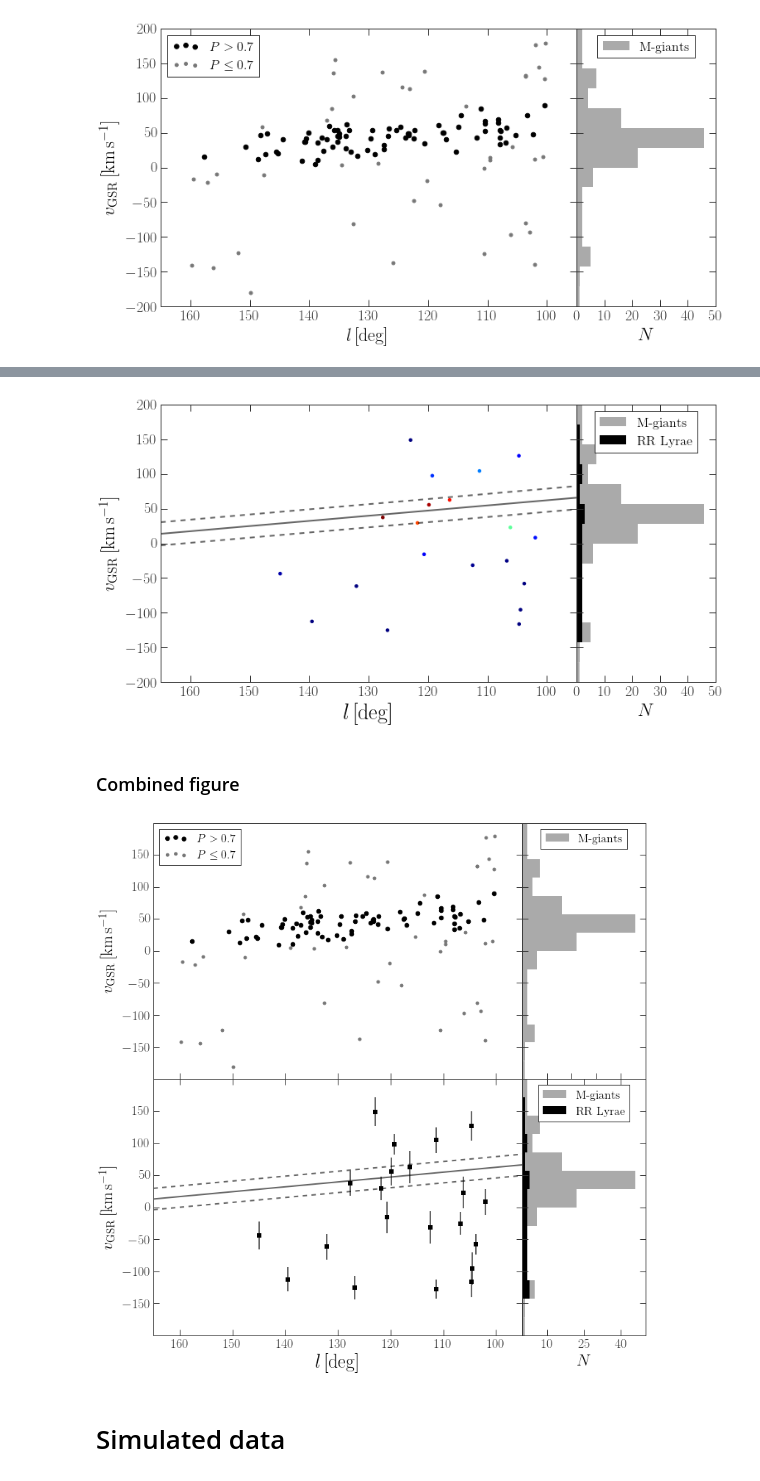
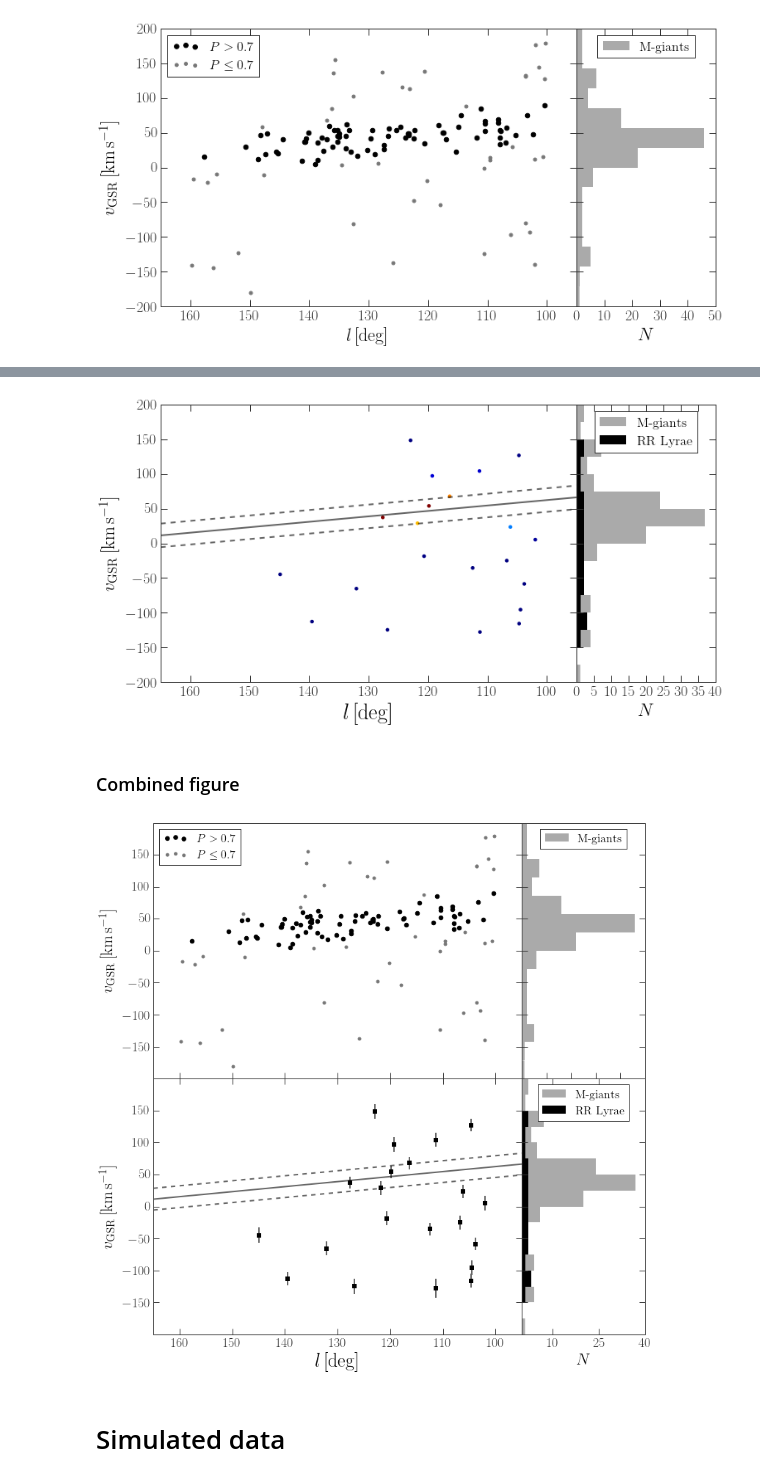
Before and after one commit to adrn/TriandRRLyrae, a Jupyter notebook: notebooks/TriAnd velocity model New.ipynb, the cells around one changed output, grey strips where cells are left out. Cells and saved outputs as stored; diff of their text form; code cells hidden in the pictures.

```diff
--- a/notebooks/TriAnd velocity model New.ipynb
+++ b/notebooks/TriAnd velocity model New.ipynb
@@ -13,7 +13,8 @@ import gary.coordinates as gc
 import emcee
 import triangle
 # %%
-halo_dispersion = 106. # km/s
+halo_mean_v = 0.
+halo_sigma_v = 106. # km/s
 mgiant_vr_err = 2. # km/s
 
 def ln_normal(x, mu, var):
@@ -30,7 +31,8 @@ mgiants.dtype.names
 # %%
 # rrl = np.genfromtxt("/Users/adrian/projects/triand-rrlyrae/data/RRL_ALL.txt", names=True, dtype=None)
 # rrl = np.genfromtxt("/Users/adrian/projects/triand-rrlyrae/data/TriAnd_RRL_19mar15.csv",
-all_rrl = np.genfromtxt("/Users/adrian/projects/triand-rrlyrae/data/TriAnd_RRL_26mar15.csv",
+# all_rrl = np.genfromtxt("/Users/adrian/projects/triand-rrlyrae/data/TriAnd_RRL_26mar15.csv",
+all_rrl = np.genfromtxt("/Users/adrian/projects/triand-rrlyrae/data/apw_velocities.csv",
                         skiprows=0, dtype=None, names=True, delimiter=',')
 print all_rrl.dtype.names
 
@@ -130,7 +112,7 @@ def ln_posterior(p, *args):
     return lnp + ln_likelihood(p, *args).sum()
 # %%
 args = (mgiants['l'],mgiants['vr'],mgiant_vr_err,
-        rrl_l, rrl_vgsr, rrl_verr*0.6)
+        rrl_l, rrl_vgsr, rrl_verr)
 
 nwalkers = 32
 sampler = emcee.EnsembleSampler(nwalkers=nwalkers, dim=5, lnpostfn=ln_posterior, args=args)
@@ -342,7 +330,7 @@ ax1.plot(ls, map_dvdl*ls + map_v0, color='k', alpha=0.6, marker=None, linestyle=
 ax1.plot(ls, map_dvdl*ls + map_v0 + map_sigma_triand, color='k', alpha=0.6, marker=None, linestyle='--', lw=2.)
 ax1.plot(ls, map_dvdl*ls + map_v0 - map_sigma_triand, color='k', alpha=0.6, marker=None, linestyle='--', lw=2.)
 
-bins = np.linspace(-200, 200, 15)
+bins = np.linspace(-200, 200, 17)
 ax2.hist(mgiants['vr'], bins=bins, orientation='horizontal', color='#aaaaaa', label='M-giants')
 # ax2.hist(mgiants['vr'][high_prob_ix], bins=bins, orientation='horizontal', color='#aaaaaa', label='M-giants')
 ax2.hist(rrl_vgsr, bins=bins, orientation='horizontal', color='k', label='RR Lyrae')
@@ -356,7 +344,7 @@ ax2.set_ylim(bins.min(), bins.max())
 
 fig.subplots_adjust(wspace=0)
 # %% [output]
-[figure, old version]
+[figure, new version]
 # %% [markdown]
 ### Combined figure
 # %%
@@ -374,7 +362,7 @@ ax1.scatter(mgiants['l'][mg_mem_prob <= 0.7], mgiants['vr'][mg_mem_prob <= 0.7],
 ax1.set_xlim(165, 95)
 ax1.set_ylabel(r"$v_{\rm GSR}\,[{\rm km} \, {\rm s}^{-1}]$")
 
-bins = np.linspace(-200, 200, 15)
+bins = np.linspace(-200, 200, 17)
 ax2.hist(mgiants['vr'], bins=bins, orientation='horizontal', color='#aaaaaa', label='M-giants')
 ax2.legend(loc='upper center', fontsize=16)
 
@@ -394,35 +382,35 @@ ax1.legend(loc='upper left', fontsize=16)
 ax1 = fig.add_subplot(gs[1,:3])
 ax2 = fig.add_subplot(gs[1,3])
 
 ax1.errorbar(rrl_l, rrl_vgsr, rrl_verr, linestyle='none',
              marker='s', ms=6., color='k', ecolor='#666666', elinewidth=2)
 ax1.set_xlim(165, 95)
 ax1.set_xlabel(r"$l\,{\rm [deg]}$", fontsize=26)
 ax1.set_ylabel(r"$v_{\rm GSR}\,[{\rm km} \, {\rm s}^{-1}]$")
 
 # lines
 ls = np.linspace(170, 90, 100)
 ax1.plot(ls, map_dvdl*ls + map_v0, color='k', alpha=0.6, marker=None, linestyle='-', lw=2.)
 ax1.plot(ls, map_dvdl*ls + map_v0 + map_sigma_triand, color='k', alpha=0.6, marker=None, linestyle='--', lw=2.)
 ax1.plot(ls, map_dvdl*ls + map_v0 - map_sigma_triand, color='k', alpha=0.6, marker=None, linestyle='--', lw=2.)
 
-bins = np.linspace(-200, 200, 15)
+bins = np.linspace(-200, 200, 17)
 ax2.hist(mgiants['vr'], bins=bins, orientation='horizontal', color='#aaaaaa', label='M-giants')
 ax2.hist(rrl_vgsr, bins=bins, orientation='horizontal', color='k', label='RR Lyrae')
 ax2.legend(loc='upper center', fontsize=16)
 
 ax2.set_xlabel("$N$")
 ax2.yaxis.set_ticklabels([])
 ax2.xaxis.set_ticks([10, 25, 40])
 ax1.yaxis.set_ticks([-150,-100,-50,0,50,100,150])
 
 ax1.set_ylim(bins.min(), bins.max())
 ax2.set_ylim(bins.min(), bins.max())
 
 fig.subplots_adjust(wspace=0, hspace=0)
 fig.savefig("/Users/adrian/projects/triand-rrlyrae/plots/data.pdf")
 # %% [output]
-[figure, old version]
+[figure, new version]
 # %% [markdown]
 # Simulated data
 # %%
```
Also changed, not shown: parts of 28 cells of this notebook, 10 other files.
